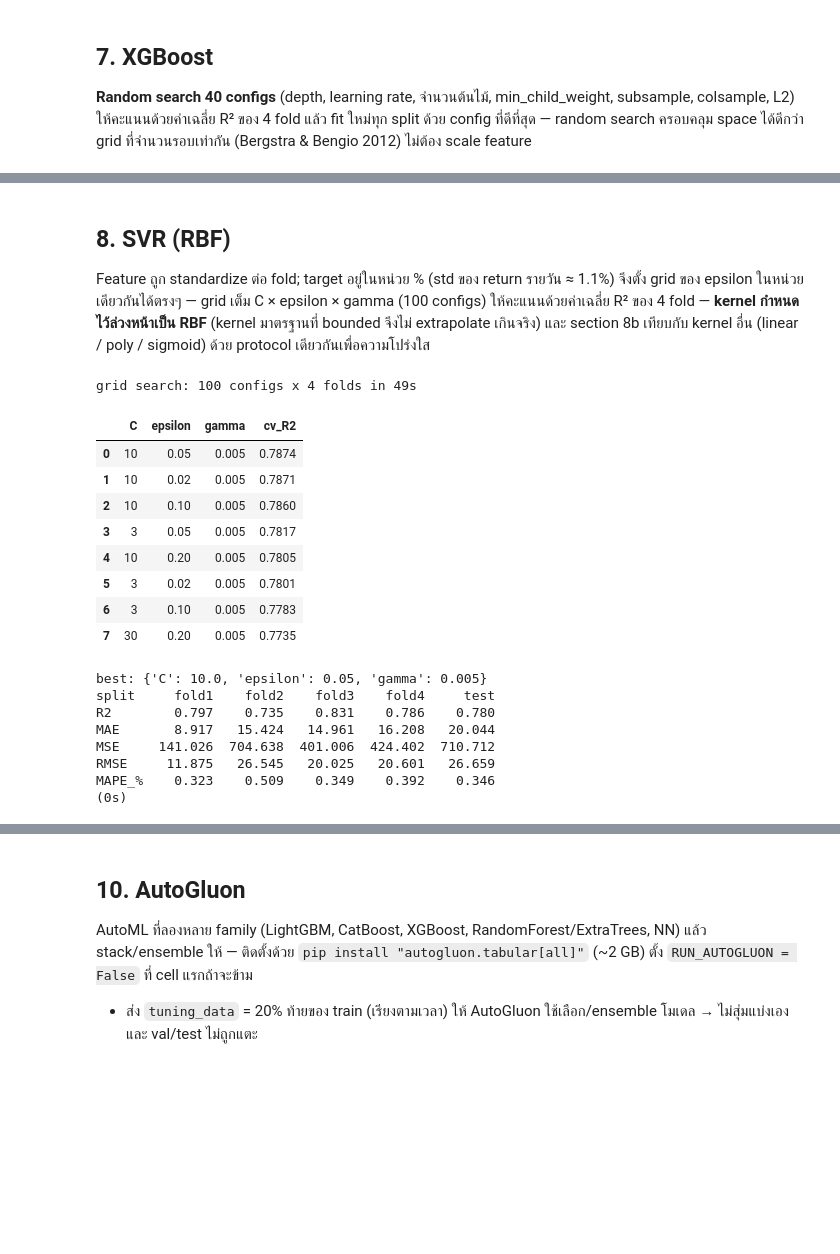
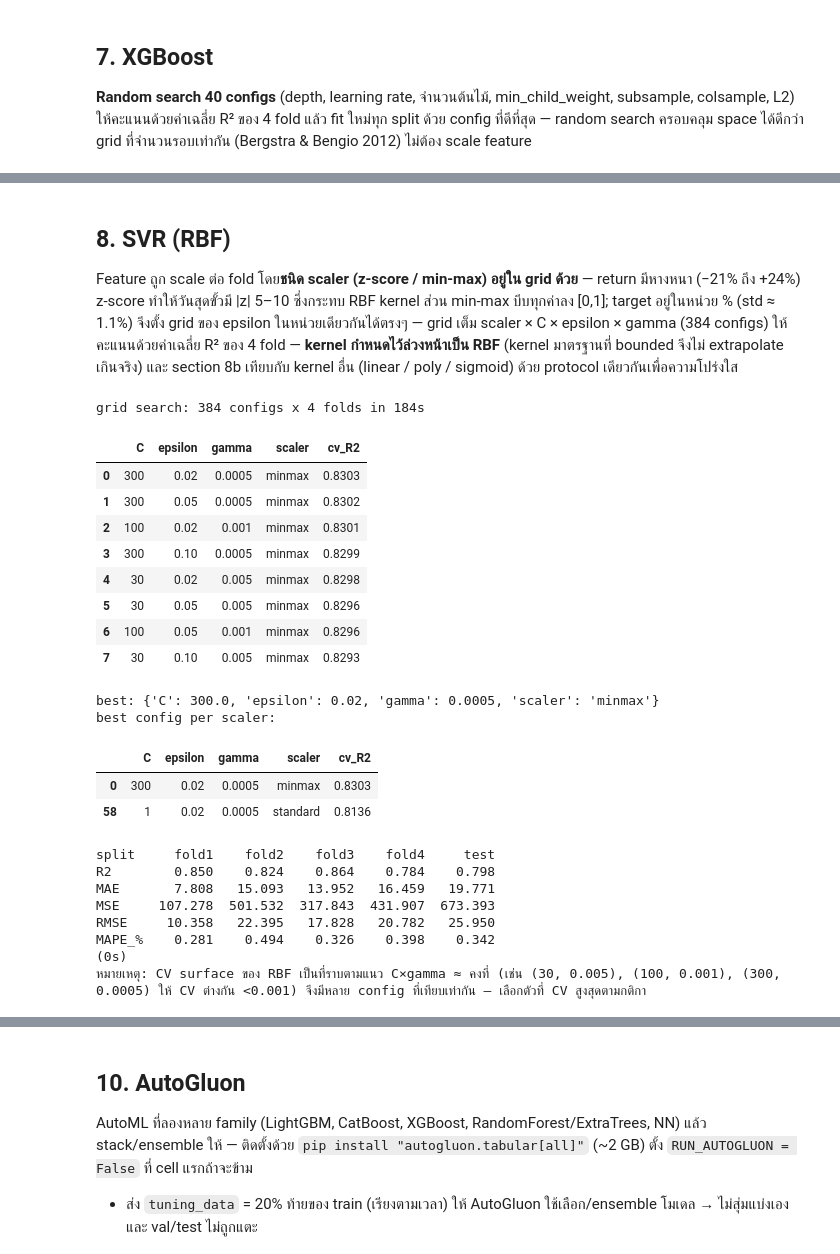
Before and after one commit to Chaut007/sp500_top10_influence, a Jupyter notebook: sp500_top10_influence.ipynb, the cells around one changed output, grey strips where cells are left out. Drawn from its saved outputs; the diff is of its cells as text; code cells hidden in the pictures; blank space fills up the shorter version.

```diff
--- a/sp500_top10_influence.ipynb
+++ b/sp500_top10_influence.ipynb
@@ -545,7 +545,8 @@ def metrics(y, p, idx=None):
     return out
 
 class Tabular:
-    '''wrapper: fit/predict ด้วย index ของแถว; scaler fit เฉพาะ train'''
+    '''wrapper: fit/predict ด้วย index ของแถว; scaler fit เฉพาะ train
+    scale = False (ไม่ scale) | True หรือ 'standard' (z-score) | 'minmax' (min-max ลง [0,1])'''
     def __init__(self, model, scale=False):
         self.model, self.scale, self.scaler = model, scale, None
     def _t(self, X):
@@ -553,7 +554,7 @@ class Tabular:
     def fit(self, X_all, y_all, idx):
         idx = valid(idx)
         Xtr = X_all.iloc[idx]
-        self.scaler = StandardScaler().fit(Xtr) if self.scale else None
+        self.scaler = (MinMaxScaler() if self.scale == 'minmax' else StandardScaler()).fit(Xtr) if self.scale else None
         self.model.fit(self._t(Xtr), y_all[idx])
         return self
     def predict_rows(self, X_all, idx):
@@ -696,41 +706,50 @@ MAPE_%    0.297    0.510    0.362    0.374    0.332
 # %% [markdown]
 ## 8. SVR (RBF)
 
-Feature ถูก standardize ต่อ fold; target อยู่ในหน่วย % (std ของ return รายวัน ≈ 1.1%) จึงตั้ง grid ของ epsilon ในหน่วยเดียวกันได้ตรงๆ — grid เต็ม C × epsilon × gamma (100 configs) ให้คะแนนด้วยค่าเฉลี่ย R² ของ 4 fold — **kernel กำหนดไว้ล่วงหน้าเป็น RBF** (kernel มาตรฐานที่ bounded จึงไม่ extrapolate เกินจริง) และ section 8b เทียบกับ kernel อื่น (linear / poly / sigmoid) ด้วย protocol เดียวกันเพื่อความโปร่งใส
+Feature ถูก scale ต่อ fold โดย**ชนิด scaler (z-score / min-max) อยู่ใน grid ด้วย** — return มีหางหนา (−21% ถึง +24%) z-score ทำให้วันสุดขั้วมี |z| 5–10 ซึ่งกระทบ RBF kernel ส่วน min-max บีบทุกค่าลง [0,1]; target อยู่ในหน่วย % (std ≈ 1.1%) จึงตั้ง grid ของ epsilon ในหน่วยเดียวกันได้ตรงๆ — grid เต็ม scaler × C × epsilon × gamma (384 configs) ให้คะแนนด้วยค่าเฉลี่ย R² ของ 4 fold — **kernel กำหนดไว้ล่วงหน้าเป็น RBF** (kernel มาตรฐานที่ bounded จึงไม่ extrapolate เกินจริง) และ section 8b เทียบกับ kernel อื่น (linear / poly / sigmoid) ด้วย protocol เดียวกันเพื่อความโปร่งใส
 # %%
 # ===== 8. SVR — grid search on CV =====
-grid = ParameterGrid({'C': [1, 3, 10, 30, 100], 'epsilon': [0.02, 0.05, 0.1, 0.2], 'gamma': ['scale', 0.005, 0.01, 0.02, 0.05]})
+grid = ParameterGrid({'scaler': ['standard', 'minmax'], 'C': [1, 3, 10, 30, 100, 300], 'epsilon': [0.02, 0.05, 0.1, 0.2],
+                      'gamma': ['scale', 0.0005, 0.001, 0.002, 0.005, 0.01, 0.02, 0.05]})
 
-def make_svr(**p):
-    return lambda: Tabular(SVR(kernel='rbf', **p), scale=True)
+def make_svr(scaler='standard', **p):
+    return lambda: Tabular(SVR(kernel='rbf', **p), scale=scaler)
 
 t0 = time.time()
 svr_search = pd.DataFrame([{**p, 'cv_R2': cv_r2(make_svr(**p))} for p in grid]).sort_values('cv_R2', ascending=False).reset_index(drop=True)
 print(f'grid search: {len(svr_search)} configs x 4 folds in {time.time() - t0:.0f}s')
 display(svr_search.head(8).round(4))
 best_svr = svr_search.iloc[0].drop('cv_R2').to_dict()
-best_svr = {k: (v if k == 'gamma' and v == 'scale' else float(v)) for k, v in best_svr.items()}
+best_svr = {k: (v if k == 'scaler' or (k == 'gamma' and v == 'scale') else float(v)) for k, v in best_svr.items()}
+SVR_SCALER = best_svr['scaler']
 print('best:', best_svr)
+print('best config per scaler:'); display(svr_search.groupby('scaler').head(1).round(4))
 svr = run_model('SVR', make_svr(**best_svr))
+print('หมายเหตุ: CV surface ของ RBF เป็นที่ราบตามแนว C×gamma ≈ คงที่ (เช่น (30, 0.005), (100, 0.001), (300, 0.0005) ให้ CV ต่างกัน <0.001) จึงมีหลาย config ที่เทียบเท่ากัน — เลือกตัวที่ CV สูงสุดตามกติกา')
 # %% [output]
-grid search: 100 configs x 4 folds in 49s
+grid search: 384 configs x 4 folds in 184s
-|  | C | epsilon | gamma | cv_R2 |
-| 0 | 10 | 0.05 | 0.005 | 0.7874 |
-| 1 | 10 | 0.02 | 0.005 | 0.7871 |
-| 2 | 10 | 0.10 | 0.005 | 0.7860 |
-| 3 | 3 | 0.05 | 0.005 | 0.7817 |
-| 4 | 10 | 0.20 | 0.005 | 0.7805 |
-| 5 | 3 | 0.02 | 0.005 | 0.7801 |
-| 6 | 3 | 0.10 | 0.005 | 0.7783 |
-| 7 | 30 | 0.20 | 0.005 | 0.7735 |
+|  | C | epsilon | gamma | scaler | cv_R2 |
+| 0 | 300 | 0.02 | 0.0005 | minmax | 0.8303 |
+| 1 | 300 | 0.05 | 0.0005 | minmax | 0.8302 |
+| 2 | 100 | 0.02 | 0.001 | minmax | 0.8301 |
+| 3 | 300 | 0.10 | 0.0005 | minmax | 0.8299 |
+| 4 | 30 | 0.02 | 0.005 | minmax | 0.8298 |
+| 5 | 30 | 0.05 | 0.005 | minmax | 0.8296 |
+| 6 | 100 | 0.05 | 0.001 | minmax | 0.8296 |
+| 7 | 30 | 0.10 | 0.005 | minmax | 0.8293 |
-best: {'C': 10.0, 'epsilon': 0.05, 'gamma': 0.005}
-split     fold1    fold2    fold3    fold4     test
-R2        0.797    0.735    0.831    0.786    0.780
-MAE       8.917   15.424   14.961   16.208   20.044
-MSE     141.026  704.638  401.006  424.402  710.712
-RMSE     11.875   26.545   20.025   20.601   26.659
-MAPE_%    0.323    0.509    0.349    0.392    0.346
-(0s)
+best: {'C': 300.0, 'epsilon': 0.02, 'gamma': 0.0005, 'scaler': 'minmax'}
+best config per scaler:
+|  | C | epsilon | gamma | scaler | cv_R2 |
+| 0 | 300 | 0.02 | 0.0005 | minmax | 0.8303 |
+| 58 | 1 | 0.02 | 0.0005 | standard | 0.8136 |
+split     fold1    fold2    fold3    fold4     test
+R2        0.850    0.824    0.864    0.784    0.798
+MAE       7.808   15.093   13.952   16.459   19.771
+MSE     107.278  501.532  317.843  431.907  673.393
+RMSE     10.358   22.395   17.828   20.782   25.950
+MAPE_%    0.281    0.494    0.326    0.398    0.342
+(0s)
+หมายเหตุ: CV surface ของ RBF เป็นที่ราบตามแนว C×gamma ≈ คงที่ (เช่น (30, 0.005), (100, 0.001), (300, 0.0005) ให้ CV ต่างกัน <0.001) จึงมีหลาย config ที่เทียบเท่ากัน — เลือกตัวที่ CV สูงสุดตามกติกา
 # %%
 # ===== 8b. ทำไมใช้ RBF kernel เดียว? เทียบ kernel อื่นด้วย protocol เดียวกัน =====
 # RBF ถูกกำหนดไว้ล่วงหน้า (ไม่ได้ใส่ kernel ใน search) ตารางนี้แสดงว่าถ้าใส่ kernel อื่นจะได้อะไร
```
Also changed, not shown: parts of 16 cells of this notebook, 7 other files.
